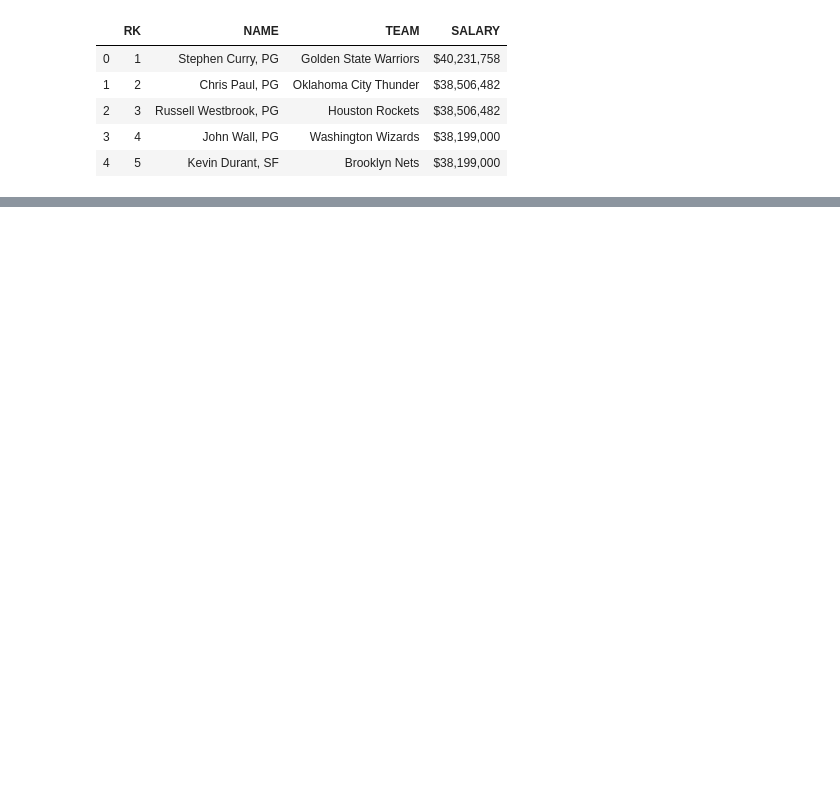
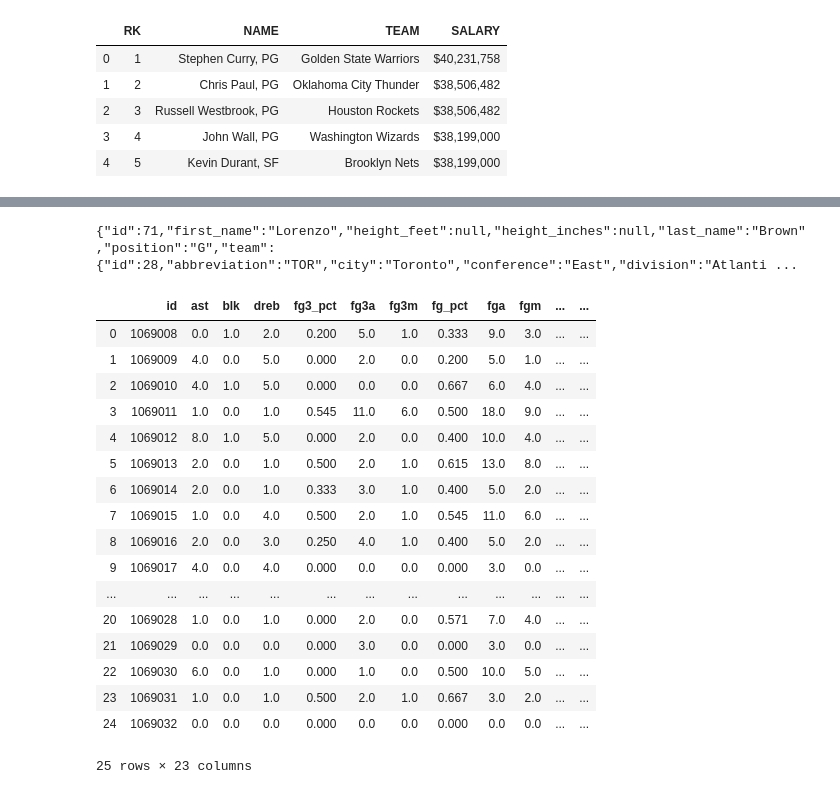
Before and after one commit to TOMMYWHY/158_755DataScience, a Jupyter notebook: project2/project2/Notebooks/1Scraping-data.ipynb, the cells around one changed output, grey strips where cells are left out. Saved outputs shown, nothing was run; the diff lists cells and outputs as text; code cells hidden in the pictures; blank space fills up the shorter version.

```diff
--- a/project2/project2/Notebooks/1Scraping-data.ipynb
+++ b/project2/project2/Notebooks/1Scraping-data.ipynb
@@ -124,0 +108,21 @@ salary.to_csv("salary.csv.gz", compression='gzip')
+# %%
+import requests
+
+url = "https://free-nba.p.rapidapi.com/players"
+
+querystring = {"page":"0","per_page":"25"}
+
+headers = {
+    'x-rapidapi-host': "free-nba.p.rapidapi.com",
+    'x-rapidapi-key': "971070abcfmshfa96af7456eb43cp16031bjsn38eded1e11bf"
+    }
+
+response = requests.request("GET", url, headers=headers, params=querystring)
+# names = pd.DataFrame(response.text, columns = headers)
+
+j = json.loads(response.text)
+j['data']
+names = pd.DataFrame(j['data'])
+
+names = names[['id','first_name','last_name']]
+# salary = raw_salary[['full-name','SALARY']]
@@ -124,0 +142,15 @@ salary.to_csv("salary.csv.gz", compression='gzip')
+# %%
+import requests
+
+url = "https://free-nba.p.rapidapi.com/players/71"
+
+headers = {
+    'x-rapidapi-host': "free-nba.p.rapidapi.com",
+    'x-rapidapi-key': "971070abcfmshfa96af7456eb43cp16031bjsn38eded1e11bf"
+    }
+
+response = requests.request("GET", url, headers=headers)
+
+print(response.text)
+# %% [output]
+{"id":71,"first_name":"Lorenzo","height_feet":null,"height_inches":null,"last_name":"Brown","position":"G","team":{"id":28,"abbreviation":"TOR","city":"Toronto","conference":"East","division":"Atlanti ...
@@ -124,0 +162,31 @@ salary.to_csv("salary.csv.gz", compression='gzip')
+# %%
+url = "https://free-nba.p.rapidapi.com/stats"
+querystring = {"page":"0","per_page":"25"}
+headers = {
+    'x-rapidapi-host': "free-nba.p.rapidapi.com",
+    'x-rapidapi-key': "971070abcfmshfa96af7456eb43cp16031bjsn38eded1e11bf"
+    }
+response = requests.request("GET", url, headers=headers, params=querystring)
+j = json.loads(response.text)
+j['data']
+names = pd.DataFrame(j['data'])
+names
+# %% [output]
+|  | id | ast | blk | dreb | fg3_pct | fg3a | fg3m | fg_pct | fga | fgm | ... | ... |
+| 0 | 1069008 | 0.0 | 1.0 | 2.0 | 0.200 | 5.0 | 1.0 | 0.333 | 9.0 | 3.0 | ... | ... |
+| 1 | 1069009 | 4.0 | 0.0 | 5.0 | 0.000 | 2.0 | 0.0 | 0.200 | 5.0 | 1.0 | ... | ... |
+| 2 | 1069010 | 4.0 | 1.0 | 5.0 | 0.000 | 0.0 | 0.0 | 0.667 | 6.0 | 4.0 | ... | ... |
+| 3 | 1069011 | 1.0 | 0.0 | 1.0 | 0.545 | 11.0 | 6.0 | 0.500 | 18.0 | 9.0 | ... | ... |
+| 4 | 1069012 | 8.0 | 1.0 | 5.0 | 0.000 | 2.0 | 0.0 | 0.400 | 10.0 | 4.0 | ... | ... |
+| 5 | 1069013 | 2.0 | 0.0 | 1.0 | 0.500 | 2.0 | 1.0 | 0.615 | 13.0 | 8.0 | ... | ... |
+| 6 | 1069014 | 2.0 | 0.0 | 1.0 | 0.333 | 3.0 | 1.0 | 0.400 | 5.0 | 2.0 | ... | ... |
+| 7 | 1069015 | 1.0 | 0.0 | 4.0 | 0.500 | 2.0 | 1.0 | 0.545 | 11.0 | 6.0 | ... | ... |
+| 8 | 1069016 | 2.0 | 0.0 | 3.0 | 0.250 | 4.0 | 1.0 | 0.400 | 5.0 | 2.0 | ... | ... |
+| 9 | 1069017 | 4.0 | 0.0 | 4.0 | 0.000 | 0.0 | 0.0 | 0.000 | 3.0 | 0.0 | ... | ... |
+| ... | ... | ... | ... | ... | ... | ... | ... | ... | ... | ... | ... | ... |
+| 20 | 1069028 | 1.0 | 0.0 | 1.0 | 0.000 | 2.0 | 0.0 | 0.571 | 7.0 | 4.0 | ... | ... |
+| 21 | 1069029 | 0.0 | 0.0 | 0.0 | 0.000 | 3.0 | 0.0 | 0.000 | 3.0 | 0.0 | ... | ... |
+| 22 | 1069030 | 6.0 | 0.0 | 1.0 | 0.000 | 1.0 | 0.0 | 0.500 | 10.0 | 5.0 | ... | ... |
+| 23 | 1069031 | 1.0 | 0.0 | 1.0 | 0.500 | 2.0 | 1.0 | 0.667 | 3.0 | 2.0 | ... | ... |
+| 24 | 1069032 | 0.0 | 0.0 | 0.0 | 0.000 | 0.0 | 0.0 | 0.000 | 0.0 | 0.0 | ... | ... |
+25 rows × 23 columns
```
Also changed, not shown: parts of 17 cells of this notebook, 30 other files.
